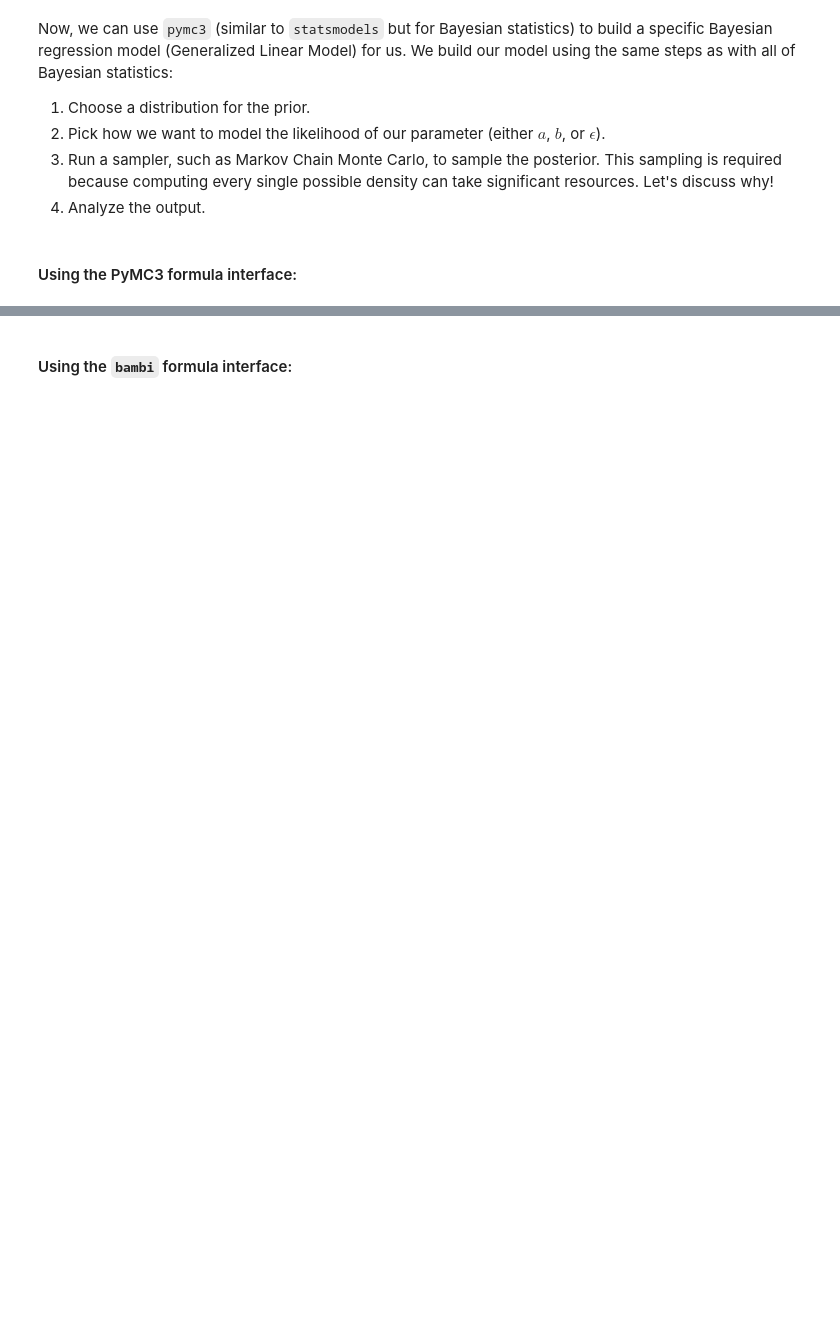
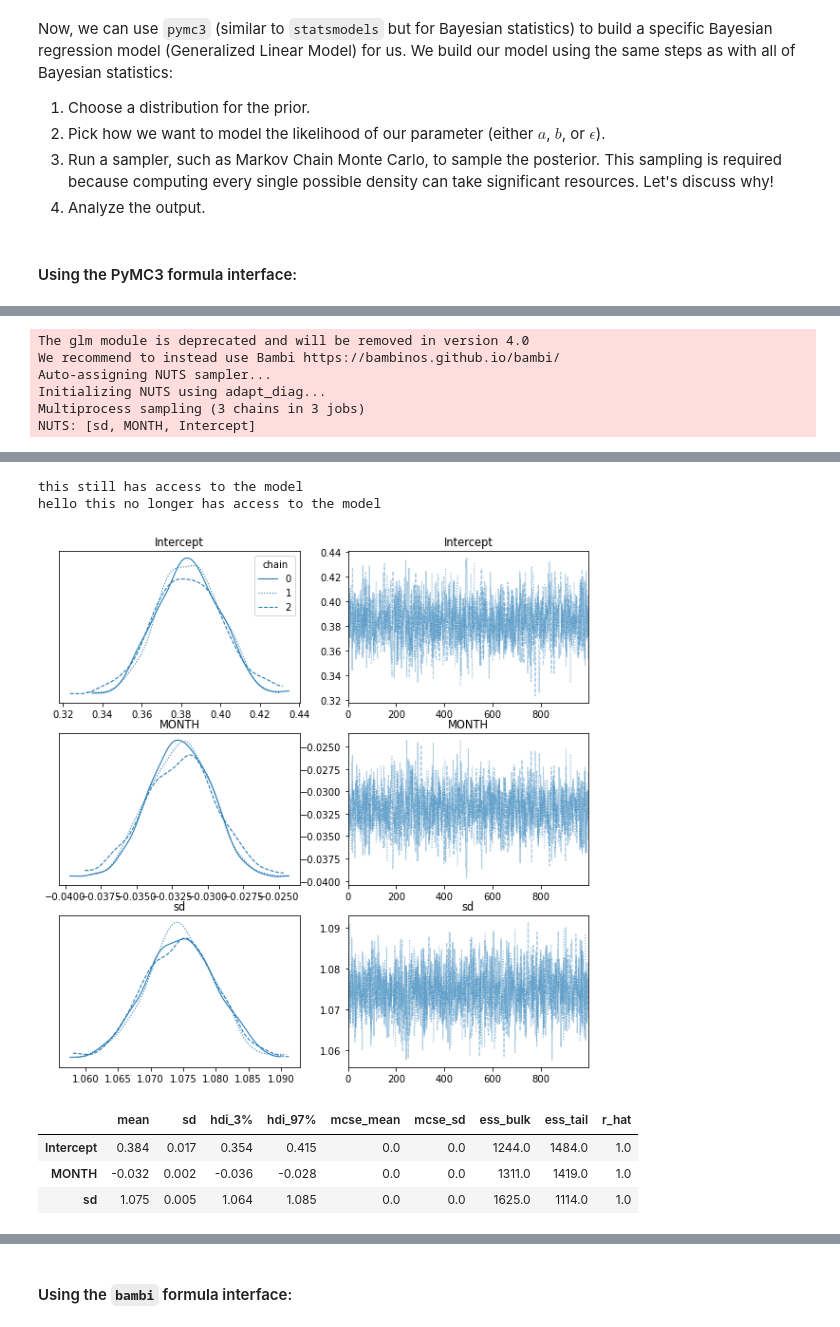
Before and after one commit to curtywang/ee5020-notes-fa21, a Jupyter notebook: day13/bayesian_statistics.ipynb, the cells around one changed output, grey strips where cells are left out. Cells and saved outputs as stored; diff of their text form; code cells hidden in the pictures; blank space fills up the shorter version.

```diff
--- a/day13/bayesian_statistics.ipynb
+++ b/day13/bayesian_statistics.ipynb
@@ -394,14 +407,14 @@ print(theano.config.cxx)
 import numpy as np
 import pymc3
 import matplotlib.pyplot as plt
-import arviz
+import arviz  # Bayesian version of seaborn
 
 df_trace = None  # memory placeholder
-trace = None # memory placeholder
+trace = None  # memory placeholder
 
 with pymc3.Model() as snowfall_model:  # context manager in Python
     likelihood_family = pymc3.glm.families.Normal()
-    pymc3.GLM.from_formula(formula="SNOW ~ 1 + MONTH + np.power(MONTH, 2)",
+    pymc3.GLM.from_formula(formula="SNOW ~ MONTH",  # formula="SNOW ~ 1 + MONTH + np.power(MONTH, 2)",
                            data=df_snowfall, family=likelihood_family)
     trace = pymc3.sample(init="adapt_diag", random_seed=42,
                          return_inferencedata=True)
@@ -410,3 +423,10 @@ with pymc3.Model() as snowfall_model:  # context manager in Python
     arviz.plot_trace(trace, figsize=(10, 10), legend=True)
 
 print("hello this no longer has access to the model")
+# %% [output]
+The glm module is deprecated and will be removed in version 4.0
+We recommend to instead use Bambi https://bambinos.github.io/bambi/
+Auto-assigning NUTS sampler...
+Initializing NUTS using adapt_diag...
+Multiprocess sampling (3 chains in 3 jobs)
+NUTS: [sd, MONTH, Intercept]
@@ -413,4 +435,12 @@ print("hello this no longer has access to the model")
+this still has access to the model
+hello this no longer has access to the model
+[figure, added]
 # %%
 df_trace
+# %% [output]
+|  | mean | sd | hdi_3% | hdi_97% | mcse_mean | mcse_sd | ess_bulk | ess_tail | r_hat |
+| Intercept | 0.384 | 0.017 | 0.354 | 0.415 | 0.0 | 0.0 | 1244.0 | 1484.0 | 1.0 |
+| MONTH | -0.032 | 0.002 | -0.036 | -0.028 | 0.0 | 0.0 | 1311.0 | 1419.0 | 1.0 |
+| sd | 1.075 | 0.005 | 1.064 | 1.085 | 0.0 | 0.0 | 1625.0 | 1114.0 | 1.0 |
 # %%
 plt.figure(figsize=(7, 7))
```
Also changed, not shown: parts of 35 cells of this notebook, 2 other files.
